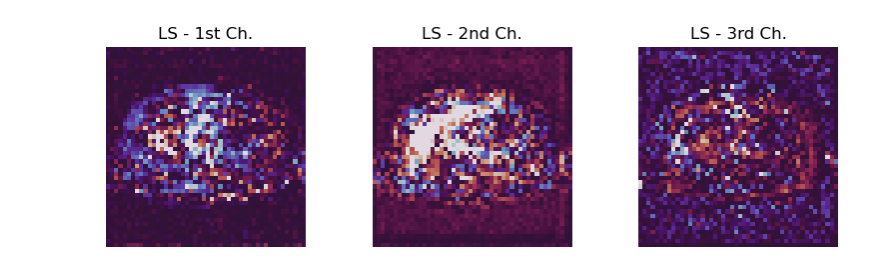
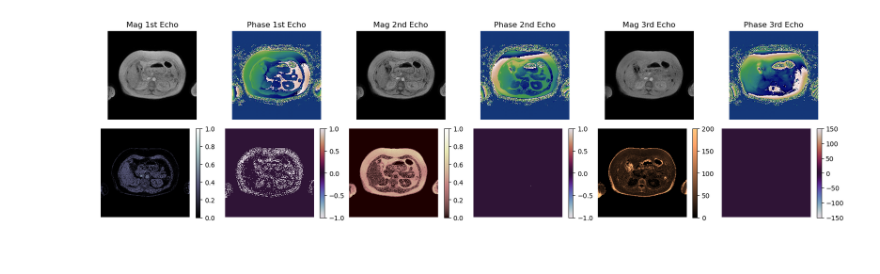
Before and after one commit to jpmeneses/IDEAL-GAN, a Jupyter notebook: show-LS.ipynb, the cells around one changed output. Saved outputs shown, nothing was run; the diff lists cells and outputs as text; code cells hidden in the pictures.

```diff
--- a/show-LS.ipynb
+++ b/show-LS.ipynb
@@ -21,7 +17,7 @@ import pylib as py
 import wflib as wf
 import data
 # %%
-file_dir = "C:/Users/jpmen/OneDrive - Universidad Católica de Chile/Documents/MRI-Datasets/Anon_JGalgani/004/2D_NSA1_24S_2MM_IM_0007_anon/2D_NSA1_24S_2MM_IM_0007_anon.mat"
+file_dir = "D:/Anon_JGalgani/001/2D_NSA1_24S_2MM_IM_0004_anon/2D_NSA1_24S_2MM_IM_0004_anon.mat"
 
 mat = sio.loadmat(file_dir)
 if 'imDataParams' in mat.keys():
@@ -48,10 +56,10 @@ hgt = X.shape[2]
 wdt = X.shape[3]
 n_ch = X.shape[4]
 TEs = tf.repeat(TE, [X.shape[0]], axis=0)
-A_dataset = tf.data.Dataset.from_tensor_slices((X,TEs))
-test_iter = cycle(A_dataset)
+A_B_dataset = tf.data.Dataset.from_tensor_slices((X,B,TEs))
+test_iter = cycle(A_B_dataset)
 # %%
-model_fn = 'GAN-813'
+model_fn = 'Mag-304'
 experiment_dir = py.join('output',model_fn)
 args = py.args_from_yaml(py.join(experiment_dir, 'settings.yml'))
 # %%
@@ -84 +107,7 @@ def test(A):
+# %%
+for _ in range(5):
+    A, B, TE = next(test_iter)
+    A = tf.expand_dims(A,axis=0)
+    B = tf.expand_dims(B,axis=0)
+    TE = tf.expand_dims(TE,axis=0)
 # %%
@@ -131,31 +134,66 @@ plt.show()
 # %%
-%timeit
-A2Z = test(A)
-
-A2Z_ch1 = np.squeeze(A2Z[...,0])
-A2Z_ch2 = np.squeeze(A2Z[...,1])
-A2Z_ch3 = np.squeeze(A2Z[...,2])
-
-fig, axs = plt.subplots(figsize=(8, 2), ncols=3)
-lim_val = 20
+fig, axs = plt.subplots(figsize=(16, 4), nrows=2, ncols=6)
 
 # Acquisitions in the first row
-ls_ch1 = axs[0].imshow(A2Z_ch1, cmap='twilight',
-                      interpolation='none', vmin=-lim_val, vmax=lim_val)
-axs[0].set_title('LS - 1st Ch.')
-axs[0].axis('off')
-ls_ch1 = axs[1].imshow(A2Z_ch2, cmap='twilight',
-                      interpolation='none', vmin=-lim_val, vmax=lim_val)
-axs[1].set_title('LS - 2nd Ch.')
-axs[1].axis('off')
-ls_ch1 = axs[2].imshow(A2Z_ch3, cmap='twilight',
-                      interpolation='none', vmin=-lim_val, vmax=lim_val)
-axs[2].set_title('LS - 3rd Ch.')
-axs[2].axis('off')
+acq_ech1 = axs[0,0].imshow(mag_ech1, cmap='gray',
+                      interpolation='none', vmin=0, vmax=1)
+axs[0,0].set_title('Mag 1st Echo')
+axs[0,0].axis('off')
+acq_ech2 = axs[0,1].imshow(pha_ech1/np.pi, cmap='gist_earth',
+                      interpolation='none', vmin=-1, vmax=1)
+axs[0,1].set_title('Phase 1st Echo')
+axs[0,1].axis('off')
+acq_ech3 = axs[0,2].imshow(mag_ech2, cmap='gray',
+                          interpolation='none', vmin=0, vmax=1)
+axs[0,2].set_title('Mag 2nd Echo')
+axs[0,2].axis('off')
+acq_ech4 = axs[0,3].imshow(pha_ech2/np.pi, cmap='gist_earth',
+                          interpolation='none', vmin=-1, vmax=1)
+axs[0,3].set_title('Phase 2nd Echo')
+axs[0,3].axis('off')
+acq_ech5 = axs[0,4].imshow(mag_ech3, cmap='gray',
+                          interpolation='none', vmin=0, vmax=1)
+axs[0,4].set_title('Mag 3rd Echo')
+axs[0,4].axis('off')
+acq_ech6 = axs[0,5].imshow(pha_ech3/np.pi, cmap='gist_earth',
+                          interpolation='none', vmin=-1, vmax=1)
+axs[0,5].set_title('Phase 3rd Echo')
+axs[0,5].axis('off')
+
+# A2B maps in the second row
+W_ok =  axs[1,0].imshow(w_m_aux, cmap='bone',
+                        interpolation='none', vmin=0, vmax=1)
+fig.colorbar(W_ok, ax=axs[1,0])
+axs[1,0].axis('off')
+
+Wp_ok =  axs[1,1].imshow(w_p_aux/np.pi, cmap='twilight',
+                        interpolation='none', vmin=-1, vmax=1)
+fig.colorbar(Wp_ok, ax=axs[1,1])
+axs[1,1].axis('off')
+
+F_ok =  axs[1,2].imshow(f_m_aux, cmap='pink',
+                        interpolation='none', vmin=0, vmax=1)
+fig.colorbar(F_ok, ax=axs[1,2])
+axs[1,2].axis('off')
+
+Fp_ok =  axs[1,3].imshow(f_p_aux/np.pi, cmap='twilight',
+                        interpolation='none', vmin=-1, vmax=1)
+fig.colorbar(Fp_ok, ax=axs[1,3])
+axs[1,3].axis('off')
+
+r2_ok = axs[1,4].imshow(r2_aux*r2_sc, cmap='copper',
+                        interpolation='none', vmin=0, vmax=r2_sc)
+fig.colorbar(r2_ok, ax=axs[1,4])
+axs[1,4].axis('off')
+
+field_ok =  axs[1,5].imshow(field_aux*fm_sc, cmap='twilight',
+                            interpolation='none', vmin=-fm_sc/2, vmax=fm_sc/2)
+fig.colorbar(field_ok, ax=axs[1,5])
+axs[1,5].axis('off')
 
 plt.subplots_adjust(top=1,bottom=0,right=1,left=0,hspace=0.1,wspace=0)
 tl.make_space_above(axs,topmargin=0.8)
 fig.set_facecolor("none")
 plt.show()
 # %% [output]
-[figure, old version]
+[figure, new version]
```
Also changed, not shown: parts of 10 cells of this notebook.
